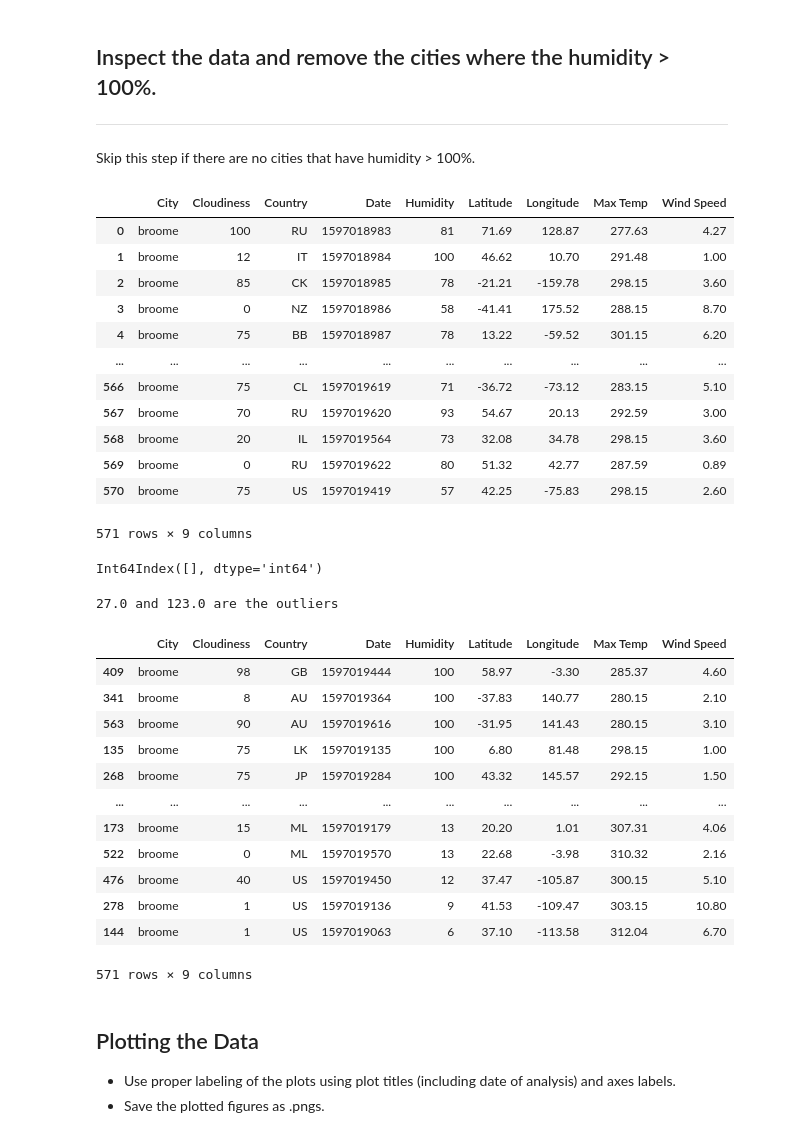
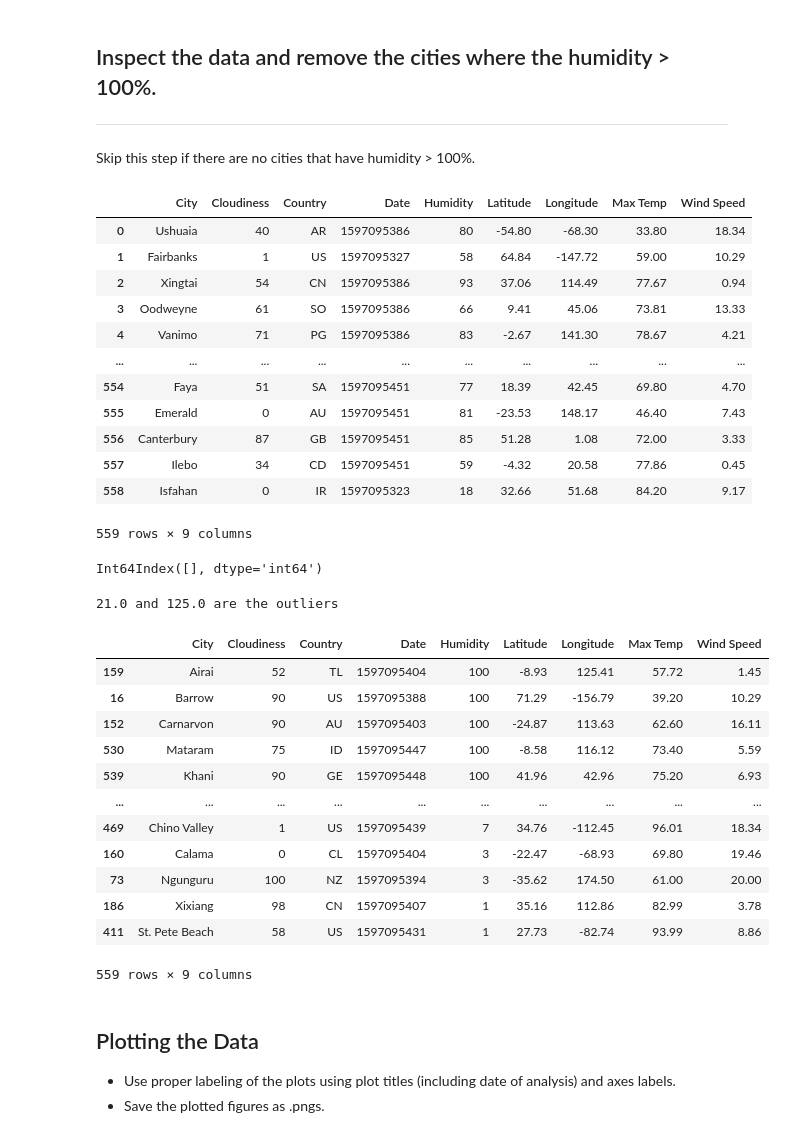
Before and after one commit to Kthomas09/python_api_challenge, a Jupyter notebook: 06-Python-APIs/Instructions/starter_code/WeatherPy.ipynb, the cells around one changed output. Drawn from its saved outputs; the diff is of its cells as text; code cells hidden in the pictures.

```diff
--- a/06-Python-APIs/Instructions/starter_code/WeatherPy.ipynb
+++ b/06-Python-APIs/Instructions/starter_code/WeatherPy.ipynb
@@ -58,7 +58,7 @@ len(cities)
 # %%
 # Building weather_url
 url ="http://api.openweathermap.org/data/2.5/weather?"
-units="metrics"
+units="imperial"
 
 # base_url = "http://api.openweathermap.org/data/2.5/weather"
 # units = "imperial"
@@ -85,8 +85,9 @@ latitude =[]
 longitude =[]
 max_temp = []
 wind_speed = []
+index_list = 0
 
-#record = 1
+record = 1
 
 # For loop to call the API
 for city in cities:
@@ -105,10 +106,11 @@ for city in cities:
         longitude.append(response["coord"]["lon"])
         max_temp.append(response["main"]["temp_max"])
         wind_speed.append(response["wind"] ["speed"])
-#         #city_record = response["name"]
-#         #print(f"Processing {record} | {city_record}")
-#         #print(f"{weahter_url_query}&q={city}")
-#         #record = record+1
+        if index_list == 50:
+            index_list = 0
+            record = record+1
+        else:
+            index_list = index_list+1
         time.sleep (1.01)
         print(city)
     except KeyError:
@@ -137,7 +139,7 @@ broome
 * Export the city data into a .csv.
 * Display the DataFrame
 # %%
-weather_dict = {"City": city,
+weather_dict = {"City": city_list,
                "Cloudiness": cloudiness,
                "Country": country,
                "Date": date,
@@ -173,18 +175,18 @@ humidity_under_100_df=weather_df.loc[weather_df["Humidity"]<=100]
 humidity_under_100_df
 # %% [output]
 |  | City | Cloudiness | Country | Date | Humidity | Latitude | Longitude | Max Temp | Wind Speed |
-| 0 | broome | 100 | RU | 1597018983 | 81 | 71.69 | 128.87 | 277.63 | 4.27 |
-| 1 | broome | 12 | IT | 1597018984 | 100 | 46.62 | 10.70 | 291.48 | 1.00 |
-| 2 | broome | 85 | CK | 1597018985 | 78 | -21.21 | -159.78 | 298.15 | 3.60 |
-| 3 | broome | 0 | NZ | 1597018986 | 58 | -41.41 | 175.52 | 288.15 | 8.70 |
-| 4 | broome | 75 | BB | 1597018987 | 78 | 13.22 | -59.52 | 301.15 | 6.20 |
+| 0 | Ushuaia | 40 | AR | 1597095386 | 80 | -54.80 | -68.30 | 33.80 | 18.34 |
+| 1 | Fairbanks | 1 | US | 1597095327 | 58 | 64.84 | -147.72 | 59.00 | 10.29 |
+| 2 | Xingtai | 54 | CN | 1597095386 | 93 | 37.06 | 114.49 | 77.67 | 0.94 |
+| 3 | Oodweyne | 61 | SO | 1597095386 | 66 | 9.41 | 45.06 | 73.81 | 13.33 |
+| 4 | Vanimo | 71 | PG | 1597095386 | 83 | -2.67 | 141.30 | 78.67 | 4.21 |
 | ... | ... | ... | ... | ... | ... | ... | ... | ... | ... |
-| 566 | broome | 75 | CL | 1597019619 | 71 | -36.72 | -73.12 | 283.15 | 5.10 |
-| 567 | broome | 70 | RU | 1597019620 | 93 | 54.67 | 20.13 | 292.59 | 3.00 |
-| 568 | broome | 20 | IL | 1597019564 | 73 | 32.08 | 34.78 | 298.15 | 3.60 |
-| 569 | broome | 0 | RU | 1597019622 | 80 | 51.32 | 42.77 | 287.59 | 0.89 |
-| 570 | broome | 75 | US | 1597019419 | 57 | 42.25 | -75.83 | 298.15 | 2.60 |
+| 554 | Faya | 51 | SA | 1597095451 | 77 | 18.39 | 42.45 | 69.80 | 4.70 |
+| 555 | Emerald | 0 | AU | 1597095451 | 81 | -23.53 | 148.17 | 46.40 | 7.43 |
+| 556 | Canterbury | 87 | GB | 1597095451 | 85 | 51.28 | 1.08 | 72.00 | 3.33 |
+| 557 | Ilebo | 34 | CD | 1597095451 | 59 | -4.32 | 20.58 | 77.86 | 0.45 |
+| 558 | Isfahan | 0 | IR | 1597095323 | 18 | 32.66 | 51.68 | 84.20 | 9.17 |
-571 rows × 9 columns
+559 rows × 9 columns
 # %%
 #  Get the indices of cities that have humidity over 100%.
 city_humidity_over_100=weather_df.loc[weather_df["Humidity"]>100].index
@@ -194,39 +196,41 @@ Int64Index([], dtype='int64')
 # %%
 # Make a new DataFrame equal to the city data to drop all humidity outliers by index.
 # Passing "inplace=False" will make a copy of the city_data DataFrame, which we call "clean_city_data".
 humidity_outliers=weather_df["Humidity"]
 humidity_outliers
 quartiles= humidity_outliers.quantile([.25,.5,.75])
 lowerquartile=quartiles[0.25]
 upperquartile=quartiles[0.75]
 iqr=upperquartile-lowerquartile
 humidity_lower_bound=lowerquartile - (1.5*iqr)
 humidity_upper_bound=upperquartile + (1.5*iqr)
 print(f"{humidity_lower_bound} and {humidity_upper_bound} are the outliers")
 
 outliers_index=weather_df.loc[(weather_df["Humidity"]<humidity_lower_bound) & (weather_df["Humidity"]>humidity_upper_bound)].index
 outliers_index
 
 
 
 city_humidity_data = weather_df.drop(outliers_index, inplace=False)
 clean_city_data=city_humidity_data.sort_values("Humidity", ascending=False)
 clean_city_data
+
+clean_city_data.sort_values("Humidity", ascending = False)
 # %% [output]
-27.0 and 123.0 are the outliers
+21.0 and 125.0 are the outliers
 |  | City | Cloudiness | Country | Date | Humidity | Latitude | Longitude | Max Temp | Wind Speed |
-| 409 | broome | 98 | GB | 1597019444 | 100 | 58.97 | -3.30 | 285.37 | 4.60 |
-| 341 | broome | 8 | AU | 1597019364 | 100 | -37.83 | 140.77 | 280.15 | 2.10 |
-| 563 | broome | 90 | AU | 1597019616 | 100 | -31.95 | 141.43 | 280.15 | 3.10 |
-| 135 | broome | 75 | LK | 1597019135 | 100 | 6.80 | 81.48 | 298.15 | 1.00 |
-| 268 | broome | 75 | JP | 1597019284 | 100 | 43.32 | 145.57 | 292.15 | 1.50 |
+| 159 | Airai | 52 | TL | 1597095404 | 100 | -8.93 | 125.41 | 57.72 | 1.45 |
+| 16 | Barrow | 90 | US | 1597095388 | 100 | 71.29 | -156.79 | 39.20 | 10.29 |
+| 152 | Carnarvon | 90 | AU | 1597095403 | 100 | -24.87 | 113.63 | 62.60 | 16.11 |
+| 530 | Mataram | 75 | ID | 1597095447 | 100 | -8.58 | 116.12 | 73.40 | 5.59 |
+| 539 | Khani | 90 | GE | 1597095448 | 100 | 41.96 | 42.96 | 75.20 | 6.93 |
 | ... | ... | ... | ... | ... | ... | ... | ... | ... | ... |
-| 173 | broome | 15 | ML | 1597019179 | 13 | 20.20 | 1.01 | 307.31 | 4.06 |
-| 522 | broome | 0 | ML | 1597019570 | 13 | 22.68 | -3.98 | 310.32 | 2.16 |
-| 476 | broome | 40 | US | 1597019450 | 12 | 37.47 | -105.87 | 300.15 | 5.10 |
-| 278 | broome | 1 | US | 1597019136 | 9 | 41.53 | -109.47 | 303.15 | 10.80 |
-| 144 | broome | 1 | US | 1597019063 | 6 | 37.10 | -113.58 | 312.04 | 6.70 |
+| 469 | Chino Valley | 1 | US | 1597095439 | 7 | 34.76 | -112.45 | 96.01 | 18.34 |
+| 160 | Calama | 0 | CL | 1597095404 | 3 | -22.47 | -68.93 | 69.80 | 19.46 |
+| 73 | Ngunguru | 100 | NZ | 1597095394 | 3 | -35.62 | 174.50 | 61.00 | 20.00 |
+| 186 | Xixiang | 98 | CN | 1597095407 | 1 | 35.16 | 112.86 | 82.99 | 3.78 |
+| 411 | St. Pete Beach | 58 | US | 1597095431 | 1 | 27.73 | -82.74 | 93.99 | 8.86 |
-571 rows × 9 columns
+559 rows × 9 columns
 # %%
 # Extract relevant fields from the data frame
 city_weather_df=clean_city_data[["Latitude","Max Temp","Humidity","Cloudiness","Wind Speed"]]
```
Also changed, not shown: parts of 17 cells of this notebook, 2 other files.
